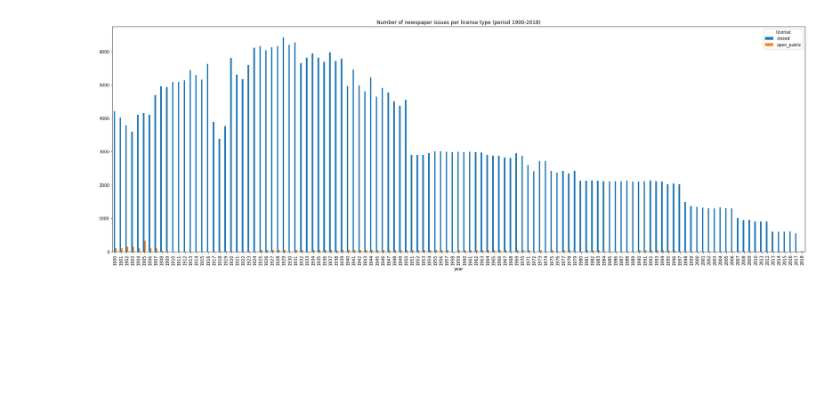
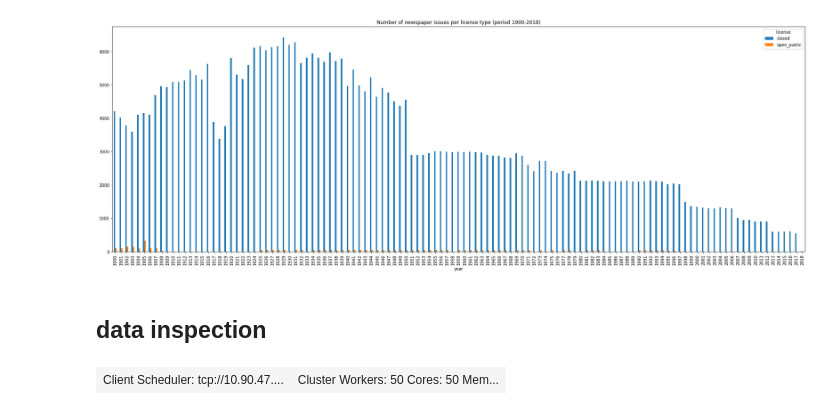
Before and after one commit to impresso/impresso-data-sanitycheck, a Jupyter notebook: notebooks/contentitem-stats-rebuilt.ipynb, the cells around one changed output. Saved outputs shown, nothing was run; the diff lists cells and outputs as text; code cells hidden in the pictures; blank space fills up the shorter version.

```diff
--- a/notebooks/contentitem-stats-rebuilt.ipynb
+++ b/notebooks/contentitem-stats-rebuilt.ipynb
@@ -259,0 +293,2 @@ test_df.head()
+# %%
+pd.options.display.float_format = '{:20,.2f}'.format
@@ -941,3 +1022,9 @@ ax1 = df.loc[1900:].plot(
 [figure]
 # %%
 ax1.get_figure().savefig('/home/romanell/Downloads/plot2.png', dpi=300)
+# %% [markdown]
+## data inspection
+# %%
+dask_client
+# %% [output]
+| Client Scheduler: tcp://10.90.47.... | Cluster Workers: 50 Cores: 50 Mem... |
```
Also changed, not shown: parts of 40 cells of this notebook, 1 other file.
